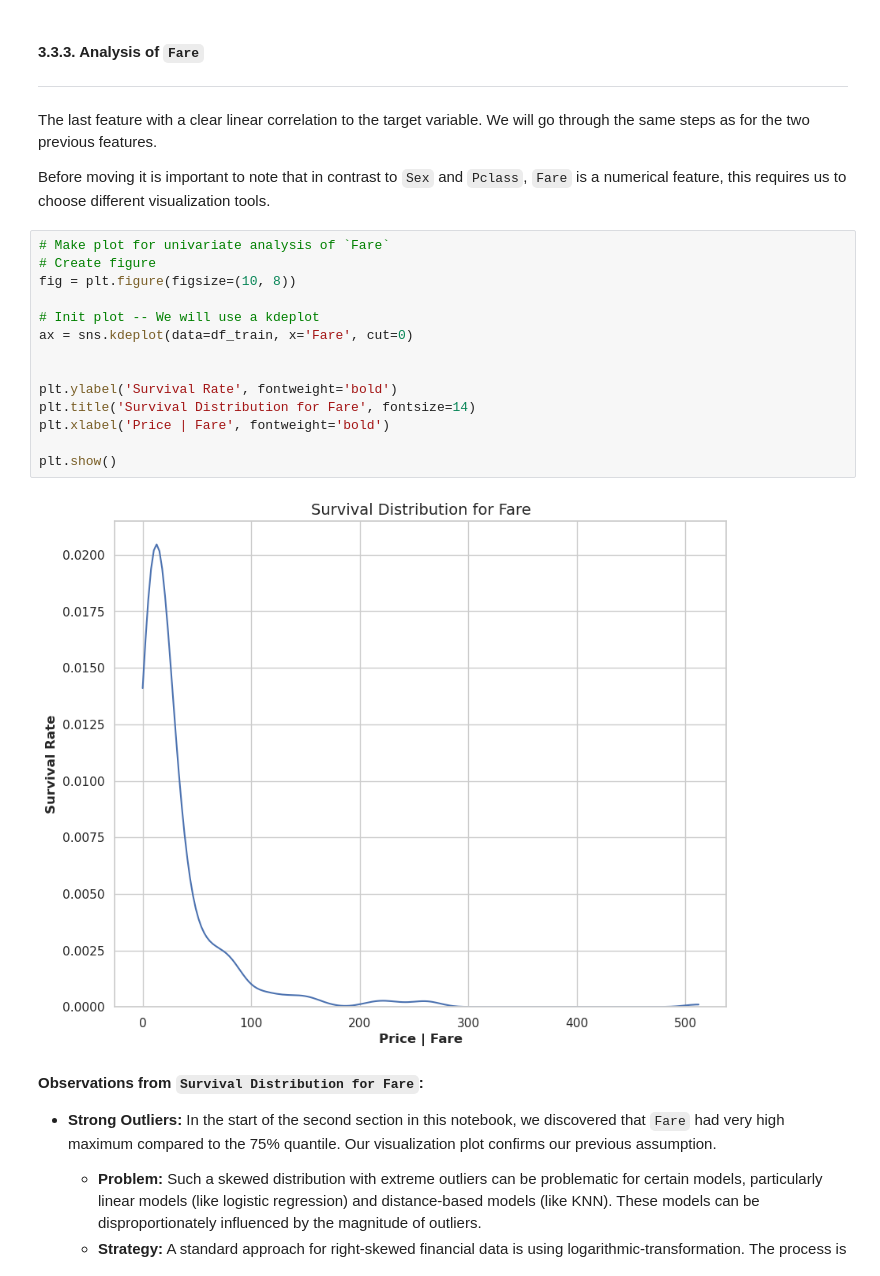
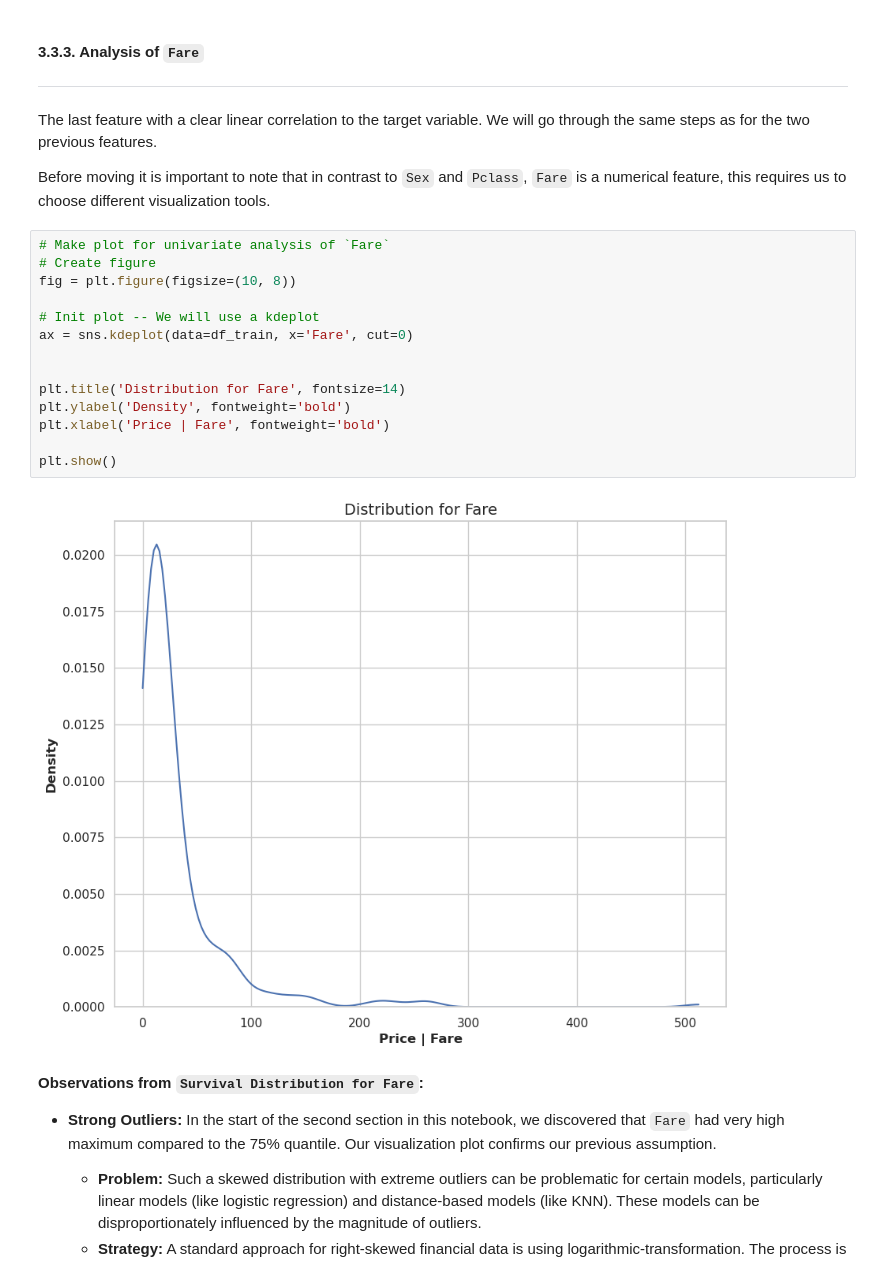
Before and after one commit to JonasLilletevedt/titanic-survival-prediction, a Jupyter notebook: notebooks/00_initial_data_exploration.ipynb, the cells around one changed output. Cells and saved outputs as stored; diff of their text form.

```diff
--- a/notebooks/00_initial_data_exploration.ipynb
+++ b/notebooks/00_initial_data_exploration.ipynb
@@ -676,19 +676,19 @@ Before moving it is important to note that in contrast to `Sex` and `Pclass`, `F
 # %%
 # Make plot for univariate analysis of `Fare`
 # Create figure
 fig = plt.figure(figsize=(10, 8))
 
 # Init plot -- We will use a kdeplot
 ax = sns.kdeplot(data=df_train, x='Fare', cut=0)
 
 
-plt.ylabel('Survival Rate', fontweight='bold')
-plt.title('Survival Distribution for Fare', fontsize=14)
+plt.title('Distribution for Fare', fontsize=14)
+plt.ylabel('Density', fontweight='bold')
 plt.xlabel('Price | Fare', fontweight='bold')
 
 plt.show()
 # %% [output]
-[figure, old version]
+[figure, new version]
 # %% [markdown]
 **Observations from `Survival Distribution for Fare`:**
 *   **Strong Outliers:** In the start of the second section in this notebook, we discovered that `Fare` had very high maximum compared to the 75% quantile. Our visualization plot confirms our previous assumption.
```
Also changed, not shown: parts of 4 cells of this notebook, 1 other file.
